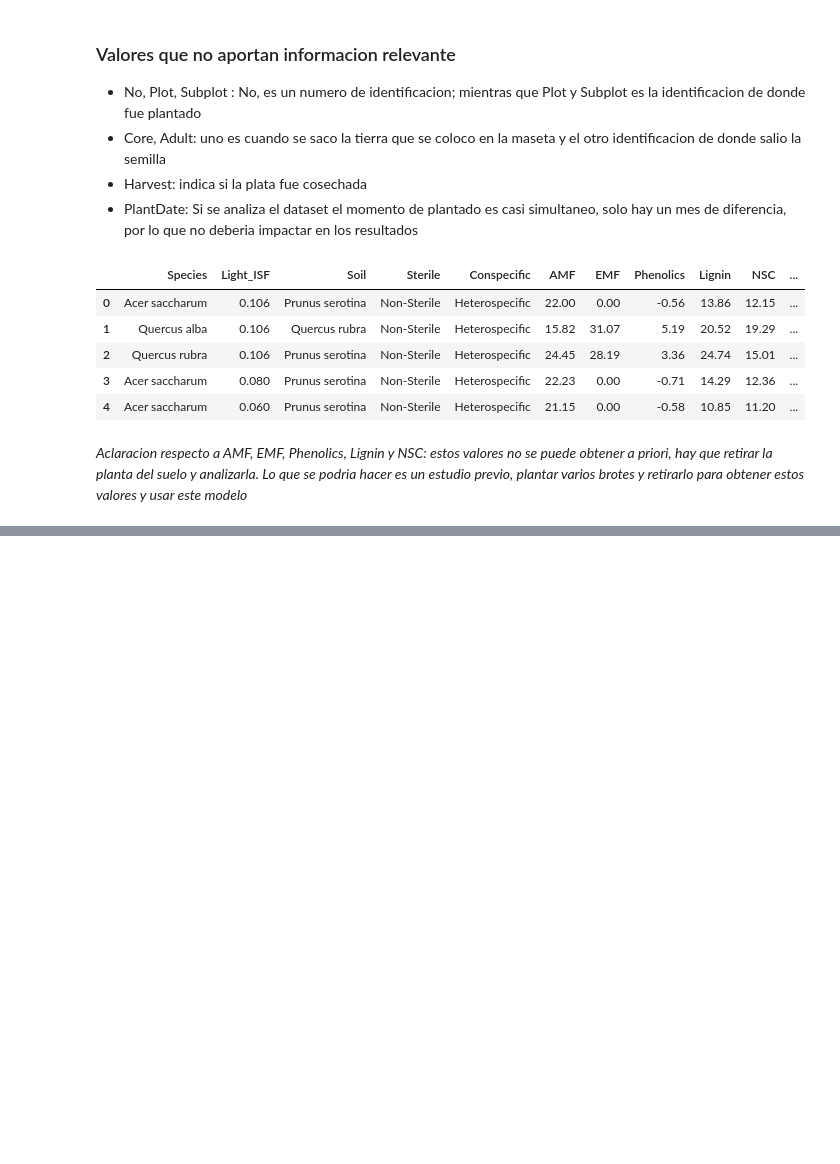
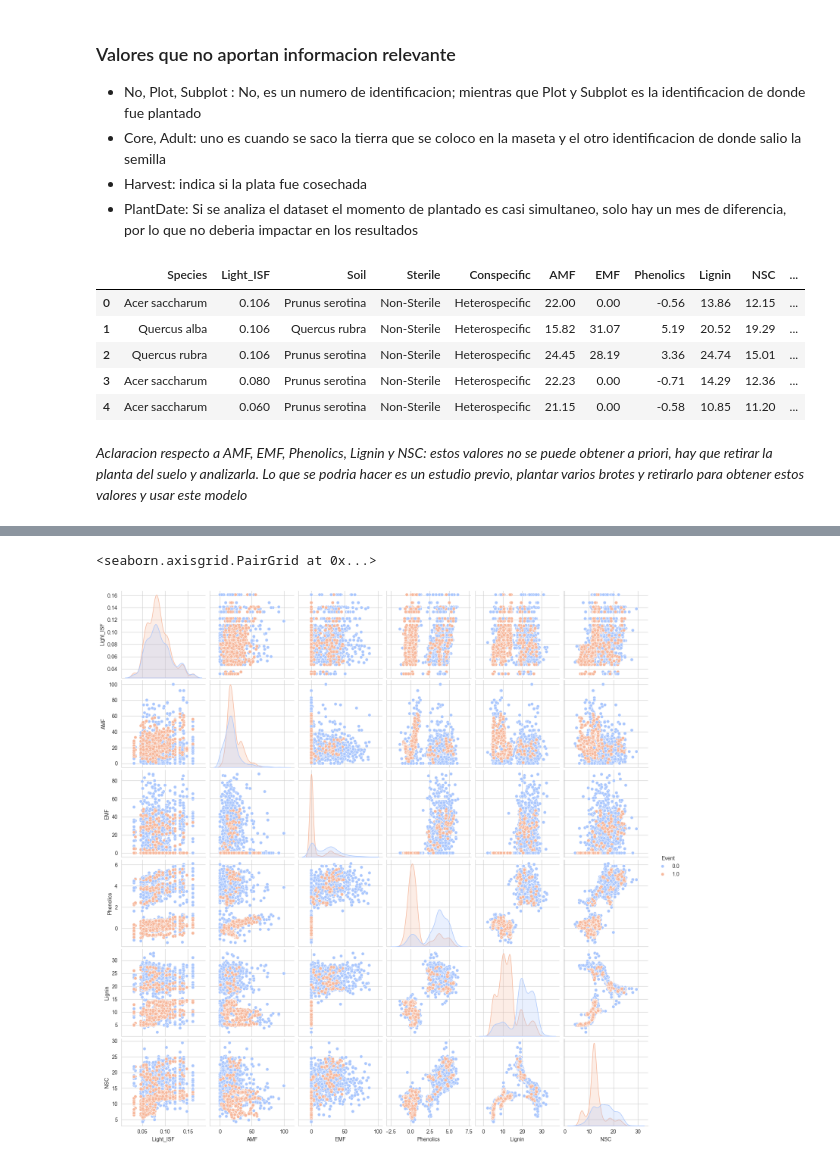
Before and after one commit to ignaciomilesi/practica-despliegue-modelos-ML, a Jupyter notebook: notebook/data-analisis.ipynb, the cells around one changed output, grey strips where cells are left out. Cells and saved outputs as stored; diff of their text form; code cells hidden in the pictures; blank space fills up the shorter version.

```diff
--- a/notebook/data-analisis.ipynb
+++ b/notebook/data-analisis.ipynb
@@ -187,0 +220,4 @@ dataset_modif.head()
+# %%
+dataset_modif =  dataset_modif.drop(["Time"], axis= 1)
+
+dataset_modif.head()
@@ -187,0 +231,7 @@ dataset_modif.head()
+# %%
+sns.pairplot(data= dataset_modif[["Light_ISF", "AMF", "EMF", "Phenolics", "Lignin",  "NSC", "Event"]],
+              hue="Event",
+              palette='coolwarm')
+# %% [output]
+<seaborn.axisgrid.PairGrid at 0x...>
+[figure, added]
```
Also changed, not shown: parts of 8 cells of this notebook.
